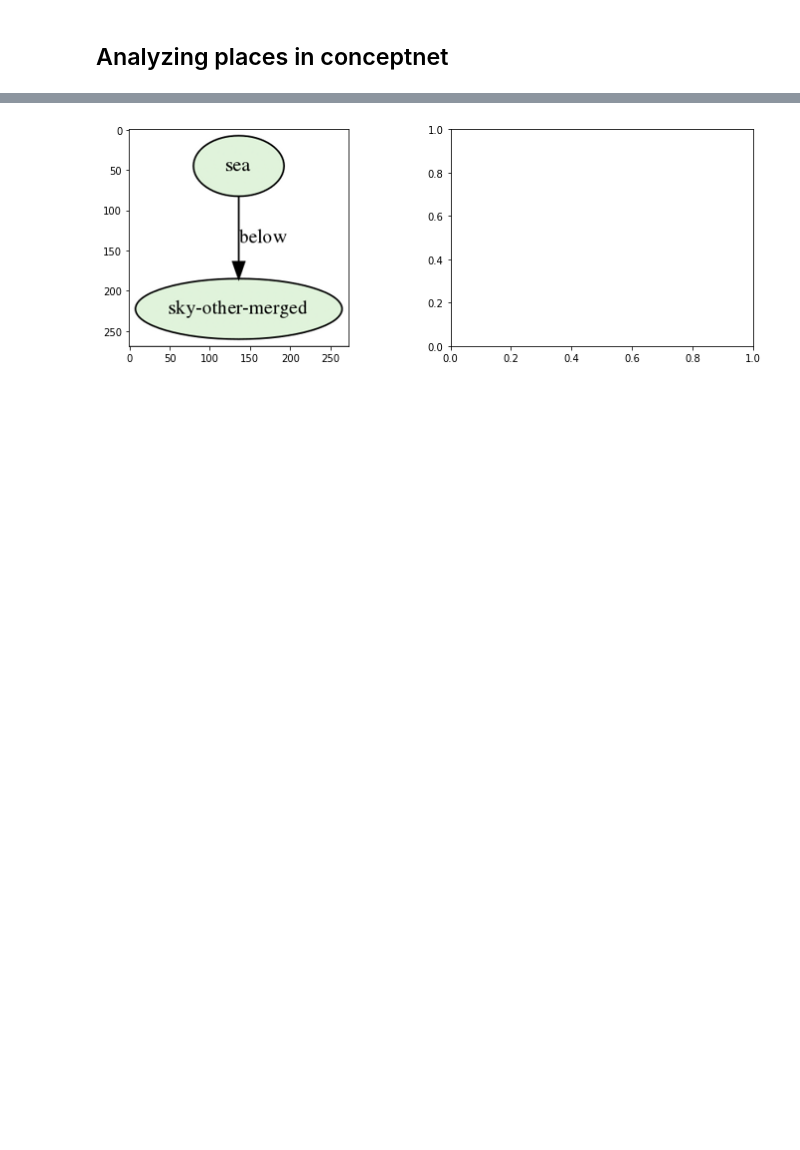
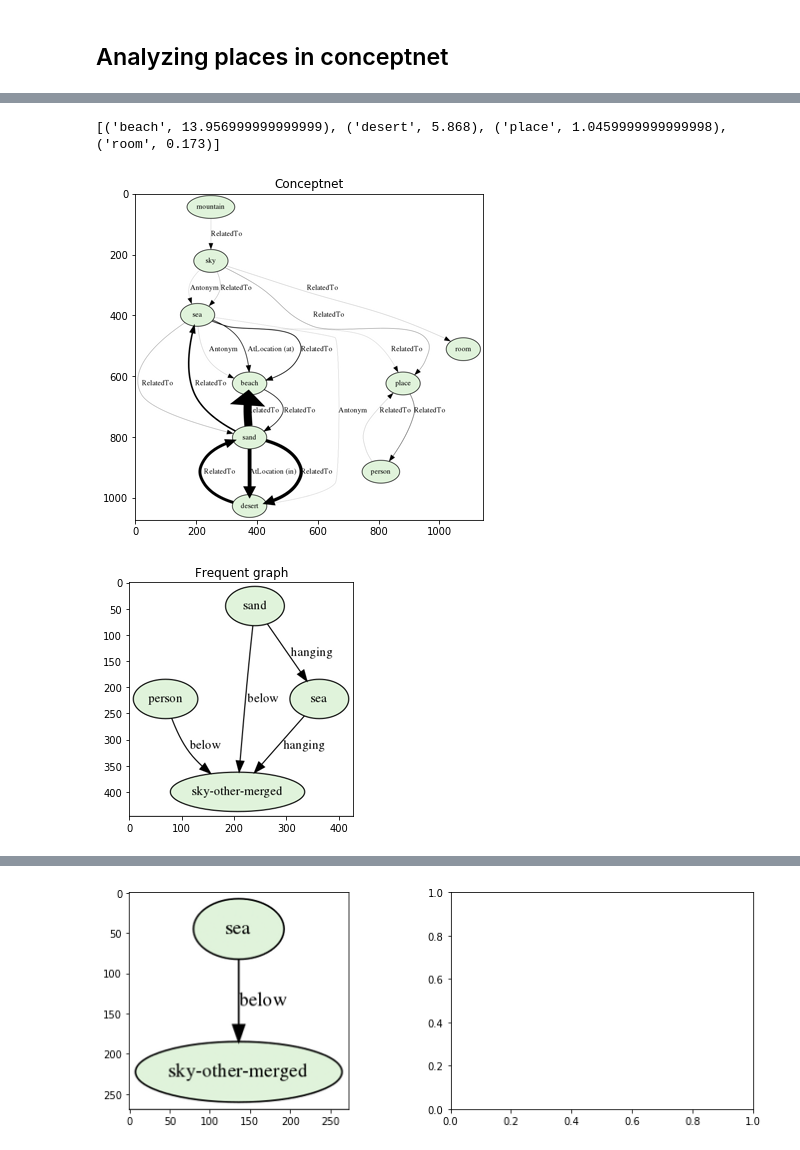
Before and after one commit to AndreaPasini/SImS, a Jupyter notebook: ConceptnetPlaces.ipynb, the cells around one changed output, grey strips where cells are left out. Saved outputs shown, nothing was run; the diff lists cells and outputs as text; code cells hidden in the pictures; blank space fills up the shorter version.

```diff
--- a/ConceptnetPlaces.ipynb
+++ b/ConceptnetPlaces.ipynb
@@ -197,0 +95,6 @@ parsed
+# %%
+associate_graph(freq_graphs[329])
+# %% [output]
+[('beach', 13.956999999999999), ('desert', 5.868), ('place', 1.0459999999999998), ('room', 0.173)]
+[figure, added]
+[figure, added]
```
Also changed, not shown: parts of 21 cells of this notebook, 18 other files.
